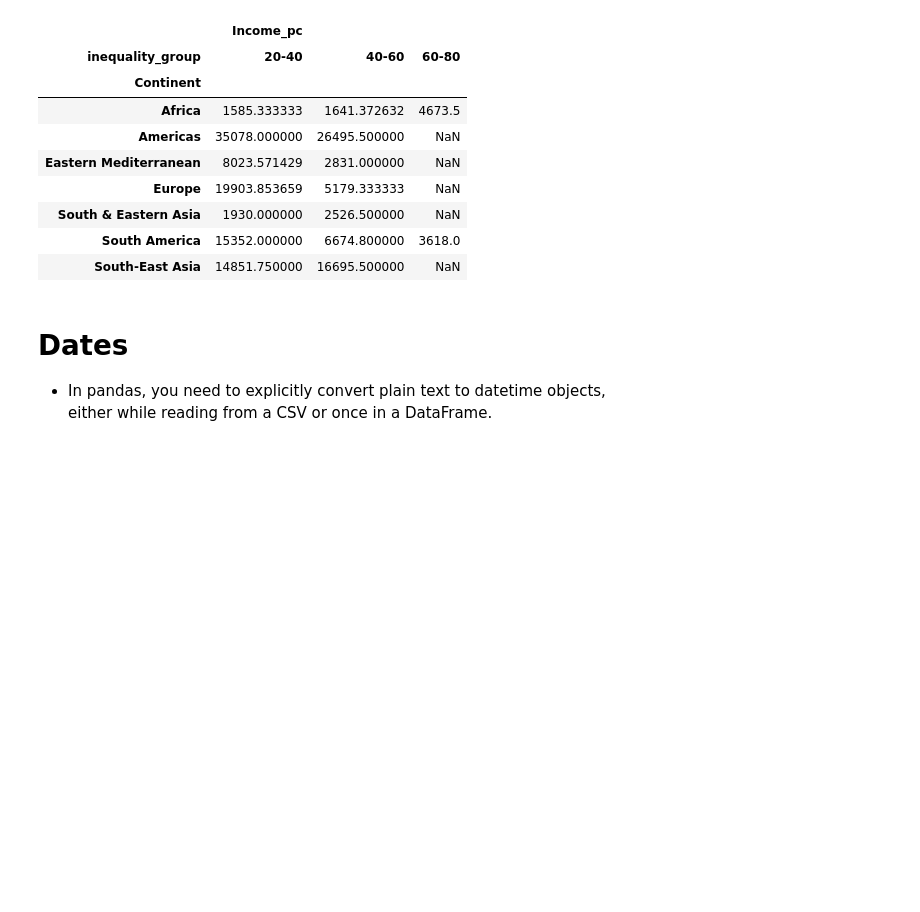
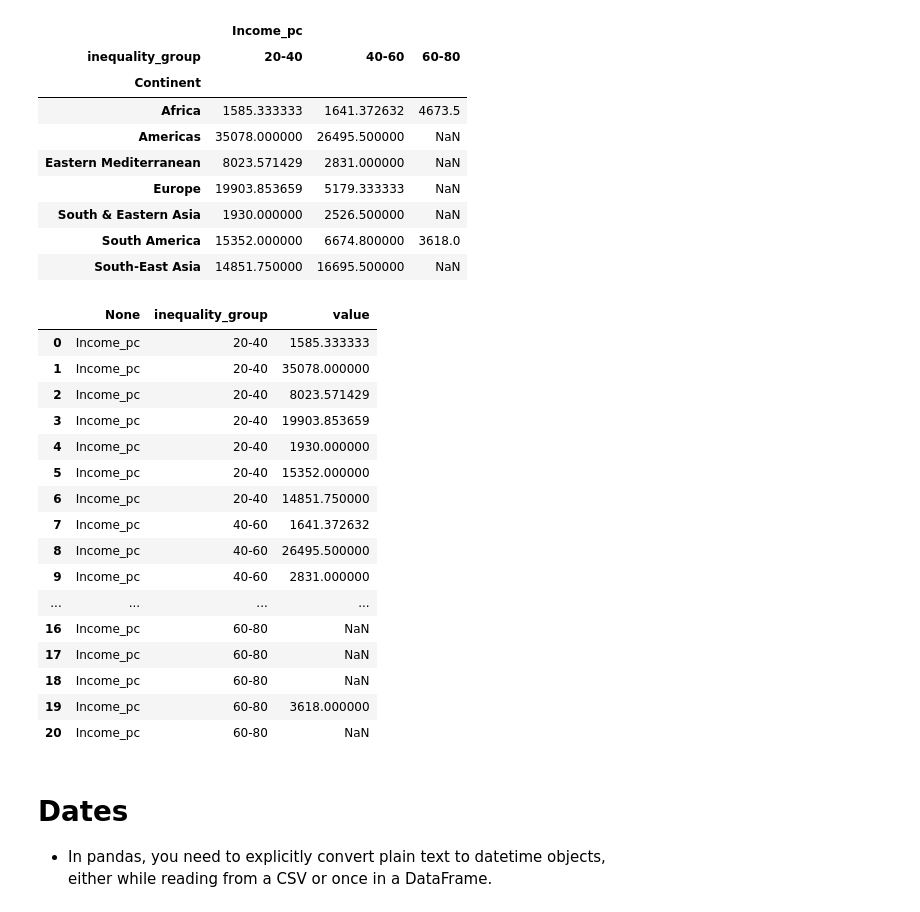
Before and after one commit to MaCoZu/notebooks, a Jupyter notebook: 02.2_Pandas.ipynb, the cells around one changed output. Saved outputs shown, nothing was run; the diff lists cells and outputs as text; code cells hidden in the pictures; blank space fills up the shorter version.

```diff
--- a/02.2_Pandas.ipynb
+++ b/02.2_Pandas.ipynb
@@ -1224,7 +1521,25 @@ piv = pd.pivot_table(selection,
 | South America | 15352.000000 | 6674.800000 | 3618.0 |
 | South-East Asia | 14851.750000 | 16695.500000 | NaN |
 # %%
-pd.melt()
+piv.melt()
+# %% [output]
+|  | None | inequality_group | value |
+| 0 | Income_pc | 20-40 | 1585.333333 |
+| 1 | Income_pc | 20-40 | 35078.000000 |
+| 2 | Income_pc | 20-40 | 8023.571429 |
+| 3 | Income_pc | 20-40 | 19903.853659 |
+| 4 | Income_pc | 20-40 | 1930.000000 |
+| 5 | Income_pc | 20-40 | 15352.000000 |
+| 6 | Income_pc | 20-40 | 14851.750000 |
+| 7 | Income_pc | 40-60 | 1641.372632 |
+| 8 | Income_pc | 40-60 | 26495.500000 |
+| 9 | Income_pc | 40-60 | 2831.000000 |
+| ... | ... | ... | ... |
+| 16 | Income_pc | 60-80 | NaN |
+| 17 | Income_pc | 60-80 | NaN |
+| 18 | Income_pc | 60-80 | NaN |
+| 19 | Income_pc | 60-80 | 3618.000000 |
+| 20 | Income_pc | 60-80 | NaN |
 # %% [markdown]
 # Dates
 - In pandas, you need to explicitly convert plain text to datetime objects, <br>
```
Also changed, not shown: parts of 46 cells of this notebook.
